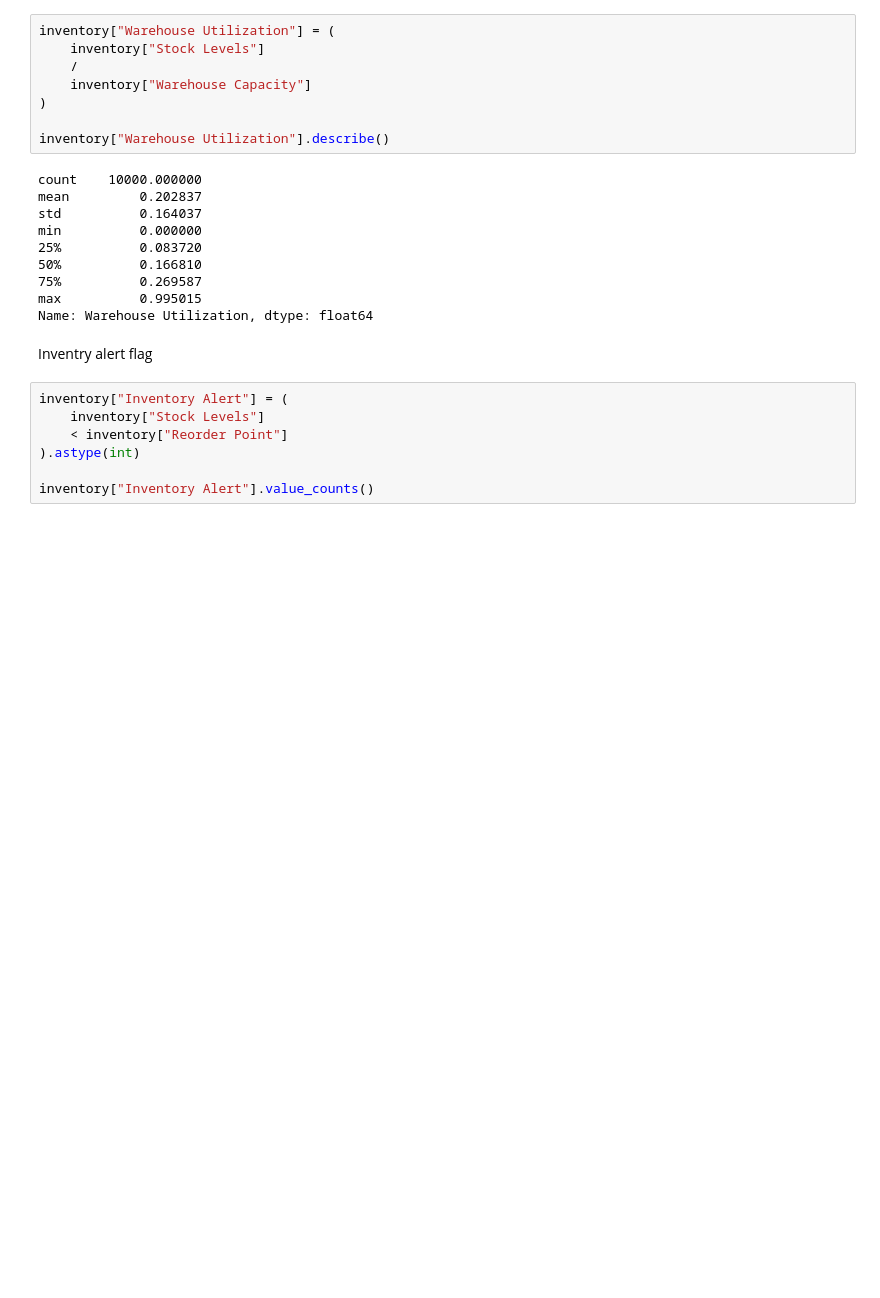
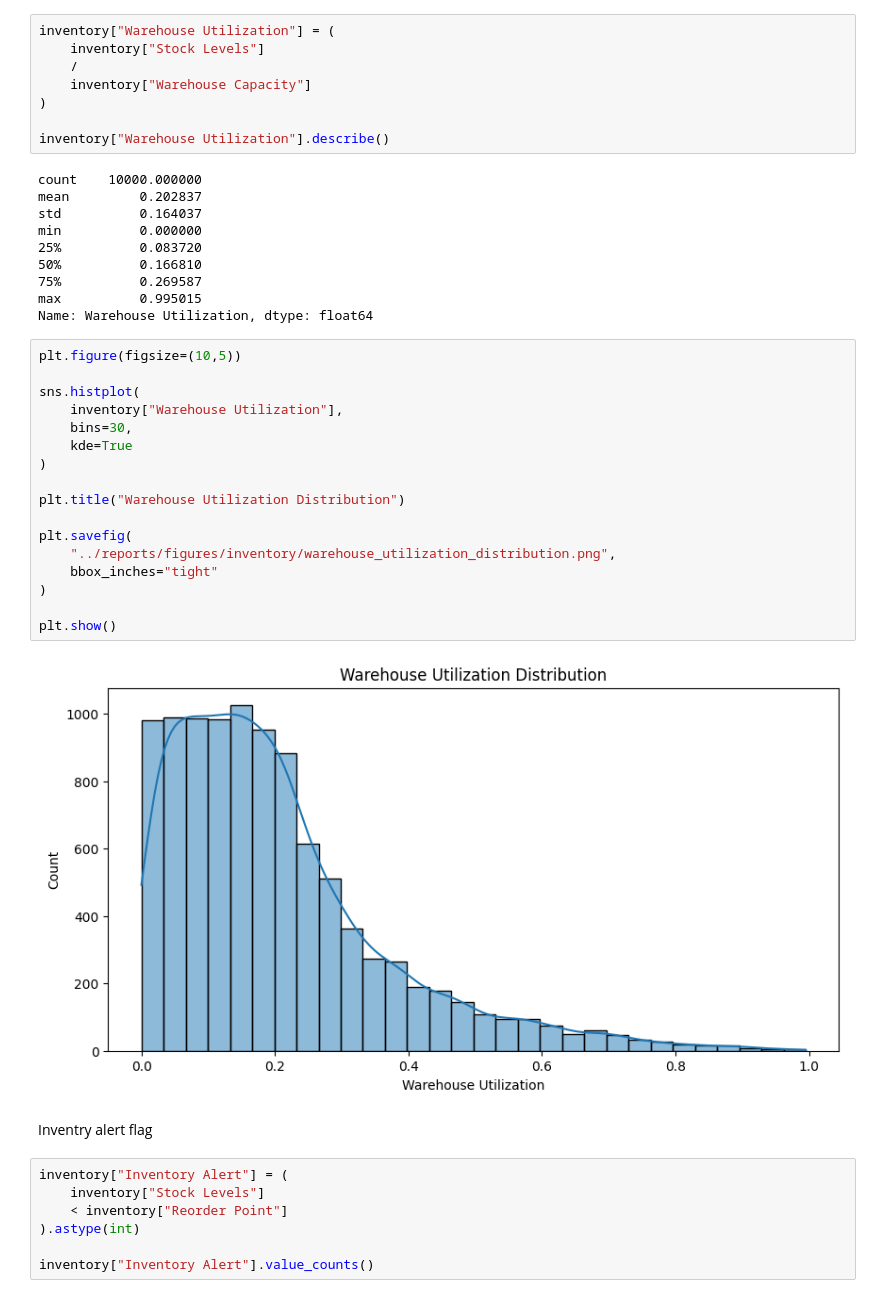
Before and after one commit to patelshivam109/Inventory_Optimization_System, a Jupyter notebook: notebooks/inventory_monitoring.ipynb, the cells around one changed output. Saved outputs shown, nothing was run; the diff lists cells and outputs as text; blank space fills up the shorter version.

Commit message:
Implement inventory monitoring and optimization module

```diff
--- a/notebooks/inventory_monitoring.ipynb
+++ b/notebooks/inventory_monitoring.ipynb
@@ -67,6 +68,25 @@ min          0.000000
 75%          0.269587
 max          0.995015
 Name: Warehouse Utilization, dtype: float64
+# %%
+plt.figure(figsize=(10,5))
+
+sns.histplot(
+    inventory["Warehouse Utilization"],
+    bins=30,
+    kde=True
+)
+
+plt.title("Warehouse Utilization Distribution")
+
+plt.savefig(
+    "../reports/figures/inventory/warehouse_utilization_distribution.png",
+    bbox_inches="tight"
+)
+
+plt.show()
+# %% [output]
+[figure, added]
 # %% [markdown]
 Inventry alert flag
 # %%
```
Also changed, not shown: parts of 12 cells of this notebook, 3 other files.
